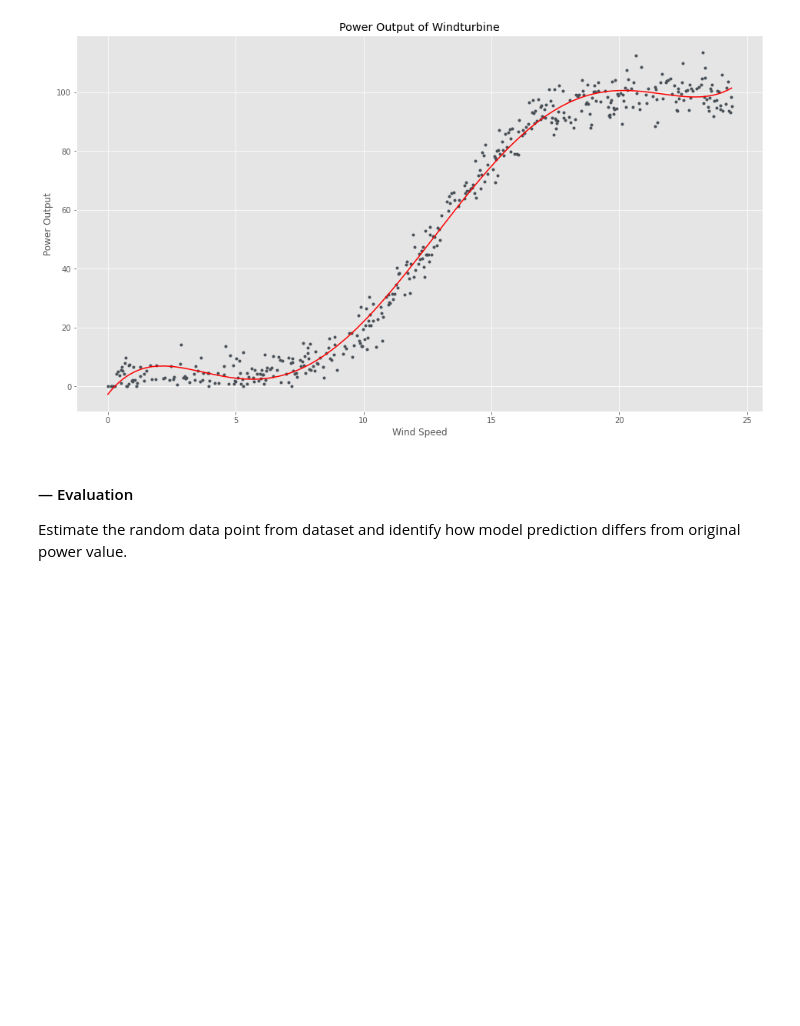
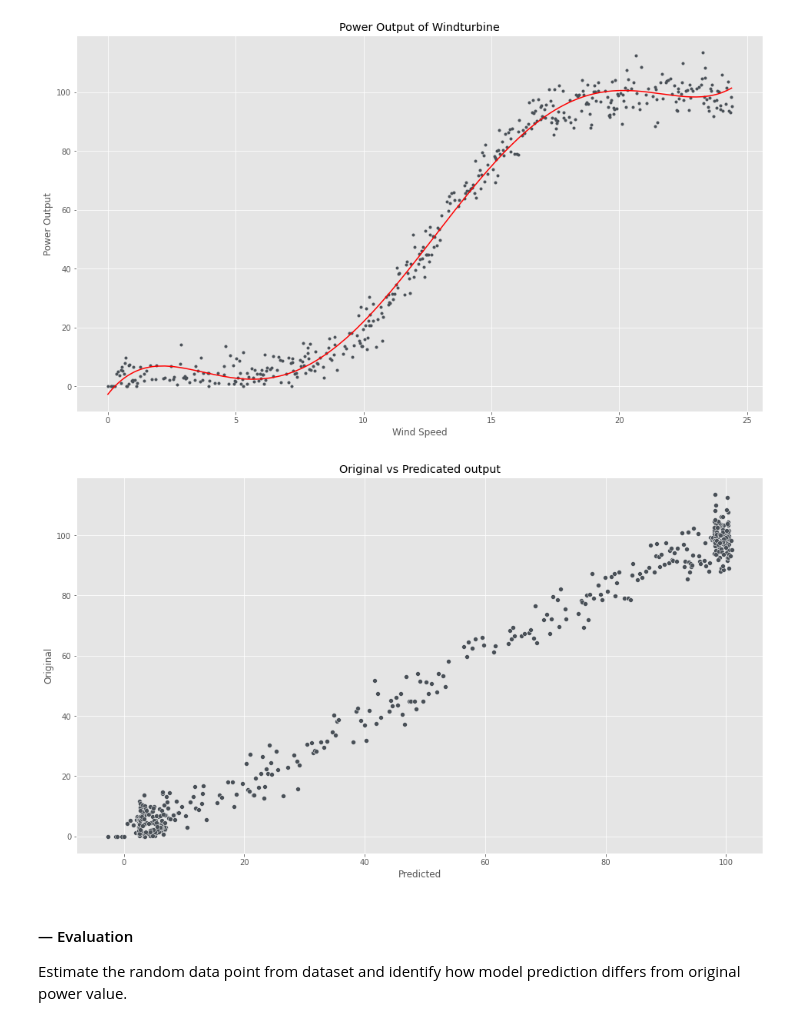
Before and after one commit to mizydorek/Fundamentals-of-Data-Analysis-Project-2020, a Jupyter notebook: project.ipynb, the cells around one changed output. Saved outputs shown, nothing was run; the diff lists cells and outputs as text; code cells hidden in the pictures; blank space fills up the shorter version.

```diff
--- a/project.ipynb
+++ b/project.ipynb
@@ -469,12 +479,19 @@ print(lr(20, coeff))
 #### — Polynomial
 # %%
 # define the variables
+speed = df['speed']
 power = df['power']
-speed = df['speed']
+
 # Polynomial degree.
 degree = 5
+
 # Fit the data
-poly = np.polyfit(speed, power, degree)
+#poly = np.polyfit(speed, power, degree)
+poly = np.poly1d(np.polyfit(speed, power, degree))
+
+# Calculate the score/R-squared value.
+score = r2_score(power, poly(speed))
+
 #  The polynomial coefficients and intercept.
 coeff = np.poly1d(poly)
 print(coeff)
@@ -508,6 +530,11 @@ plt.xlabel('Wind Speed')
 plt.ylabel('Power Output');
 # %% [output]
 [figure]
+# %%
+# Plot original versus predicted data.
+sns.scatterplot(poly(speed), power).set(title='Original vs Predicated output', xlabel="Predicted", ylabel="Original");
+# %% [output]
+[figure, added]
 # %% [markdown]
 #### — Evaluation
 
```
Also changed, not shown: parts of 6 cells of this notebook.
